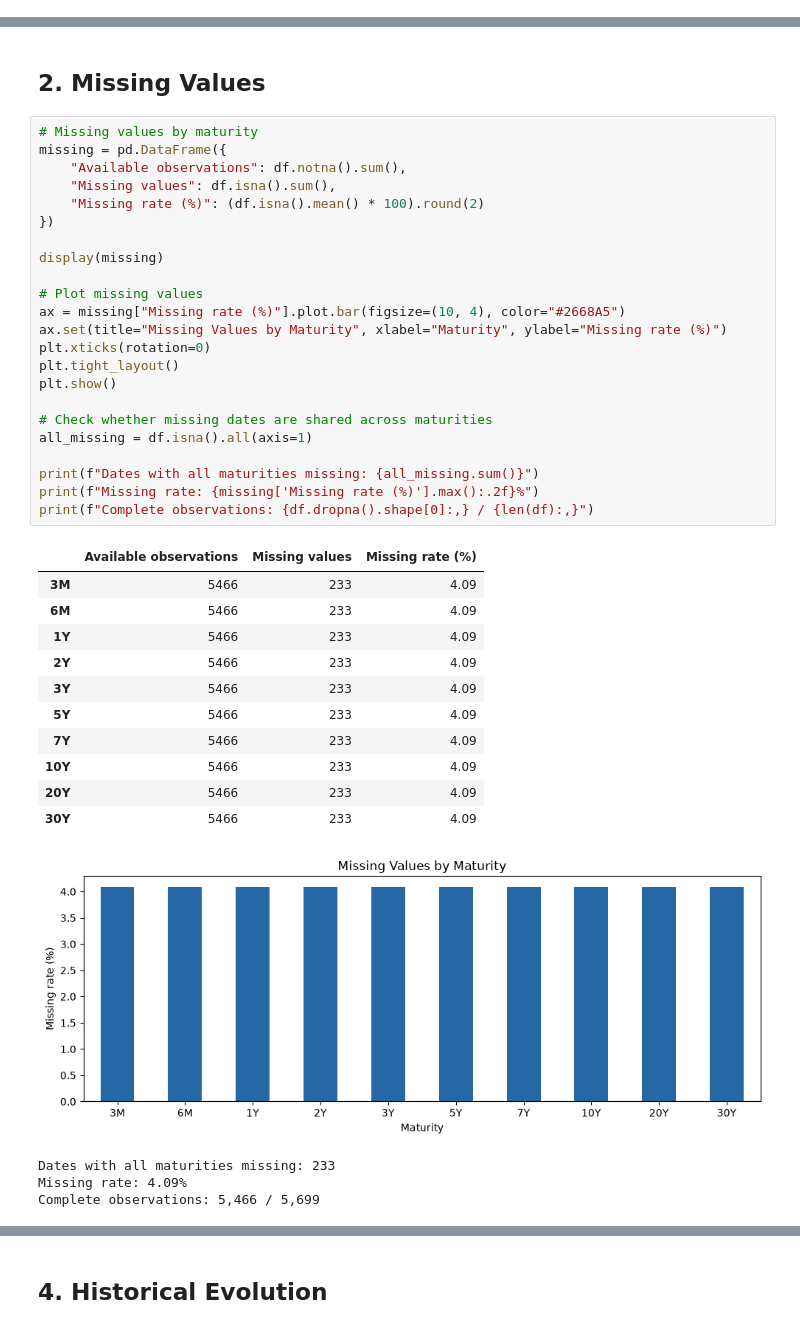
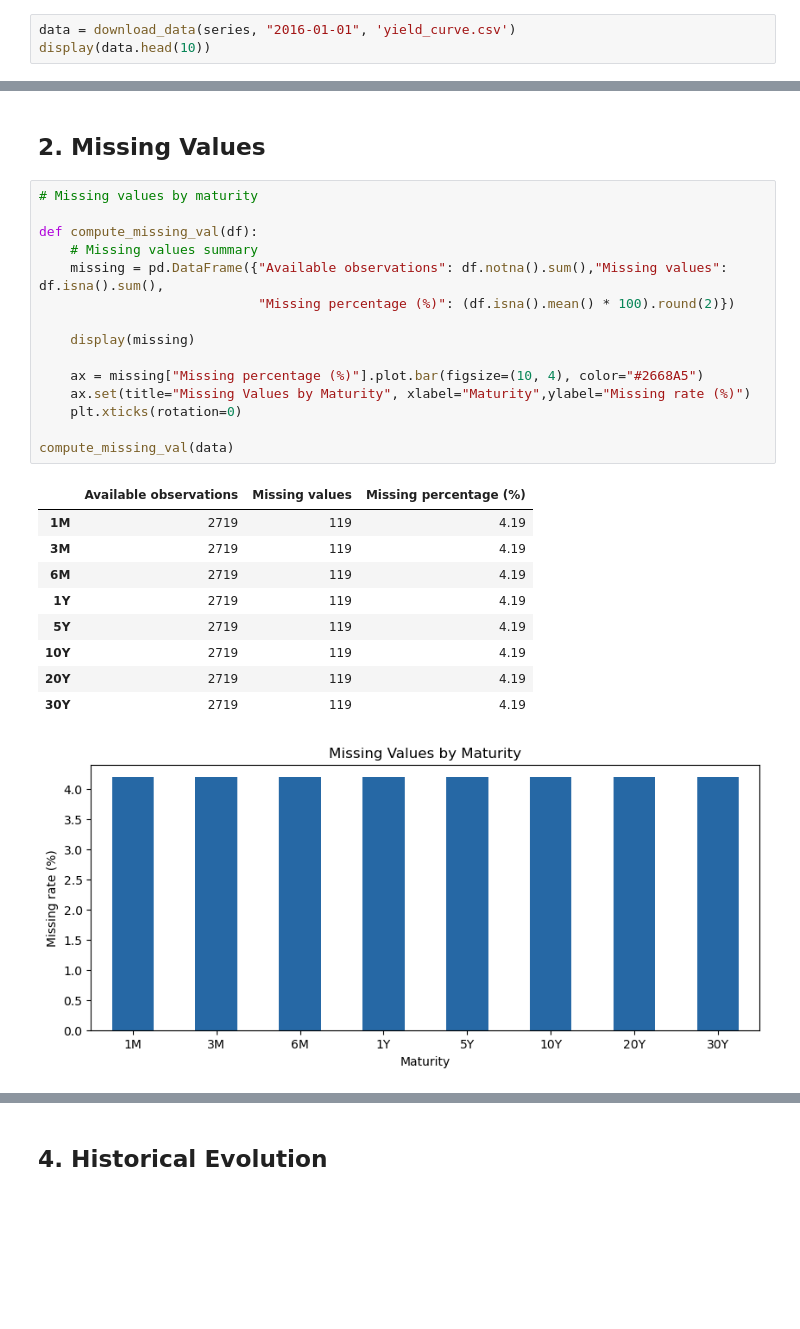
Before and after one commit to pauldlly/ai_in_finance_project, a Jupyter notebook: notebooks/01_data_exploration.ipynb, the cells around one changed output, grey strips where cells are left out. Saved outputs shown, nothing was run; the diff lists cells and outputs as text; blank space fills up the shorter version.

Commit message:
Update data exploration notebook

```diff
--- a/notebooks/01_data_exploration.ipynb
+++ b/notebooks/01_data_exploration.ipynb
@@ -69,0 +73,3 @@ Series: 3M, 6M, 1Y, 2Y, 3Y, 5Y, 7Y, 10Y, 20Y, 30Y
+# %%
+data = download_data(series, "2016-01-01", 'yield_curve.csv')
+display(data.head(10))
@@ -71,40 +93,27 @@ Series: 3M, 6M, 1Y, 2Y, 3Y, 5Y, 7Y, 10Y, 20Y, 30Y
 ## 2. Missing Values
 # %%
 # Missing values by maturity
-missing = pd.DataFrame({
-    "Available observations": df.notna().sum(),
-    "Missing values": df.isna().sum(),
-    "Missing rate (%)": (df.isna().mean() * 100).round(2)
-})
 
-display(missing)
+def compute_missing_val(df):
+    # Missing values summary
+    missing = pd.DataFrame({"Available observations": df.notna().sum(),"Missing values": df.isna().sum(),
+                            "Missing percentage (%)": (df.isna().mean() * 100).round(2)})
 
-# Plot missing values
-ax = missing["Missing rate (%)"].plot.bar(figsize=(10, 4), color="#2668A5")
-ax.set(title="Missing Values by Maturity", xlabel="Maturity", ylabel="Missing rate (%)")
-plt.xticks(rotation=0)
-plt.tight_layout()
-plt.show()
+    display(missing)
 
-# Check whether missing dates are shared across maturities
-all_missing = df.isna().all(axis=1)
+    ax = missing["Missing percentage (%)"].plot.bar(figsize=(10, 4), color="#2668A5")
+    ax.set(title="Missing Values by Maturity", xlabel="Maturity",ylabel="Missing rate (%)")
+    plt.xticks(rotation=0)
 
-print(f"Dates with all maturities missing: {all_missing.sum()}")
-print(f"Missing rate: {missing['Missing rate (%)'].max():.2f}%")
-print(f"Complete observations: {df.dropna().shape[0]:,} / {len(df):,}")
+compute_missing_val(data)
 # %% [output]
-|  | Available observations | Missing values | Missing rate (%) |
-| 3M | 5466 | 233 | 4.09 |
-| 6M | 5466 | 233 | 4.09 |
-| 1Y | 5466 | 233 | 4.09 |
-| 2Y | 5466 | 233 | 4.09 |
-| 3Y | 5466 | 233 | 4.09 |
-| 5Y | 5466 | 233 | 4.09 |
-| 7Y | 5466 | 233 | 4.09 |
-| 10Y | 5466 | 233 | 4.09 |
-| 20Y | 5466 | 233 | 4.09 |
-| 30Y | 5466 | 233 | 4.09 |
+|  | Available observations | Missing values | Missing percentage (%) |
+| 1M | 2719 | 119 | 4.19 |
+| 3M | 2719 | 119 | 4.19 |
+| 6M | 2719 | 119 | 4.19 |
+| 1Y | 2719 | 119 | 4.19 |
+| 5Y | 2719 | 119 | 4.19 |
+| 10Y | 2719 | 119 | 4.19 |
+| 20Y | 2719 | 119 | 4.19 |
+| 30Y | 2719 | 119 | 4.19 |
-[figure, old version]
+[figure, new version]
-Dates with all maturities missing: 233
-Missing rate: 4.09%
-Complete observations: 5,466 / 5,699
```
Also changed, not shown: parts of 20 cells of this notebook.
